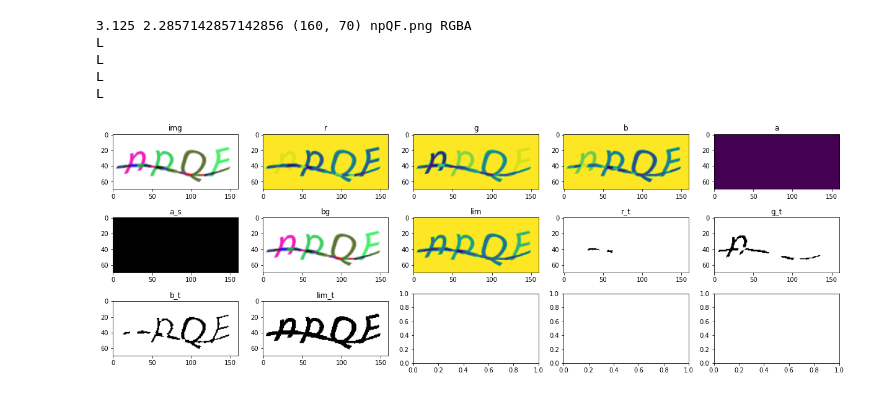
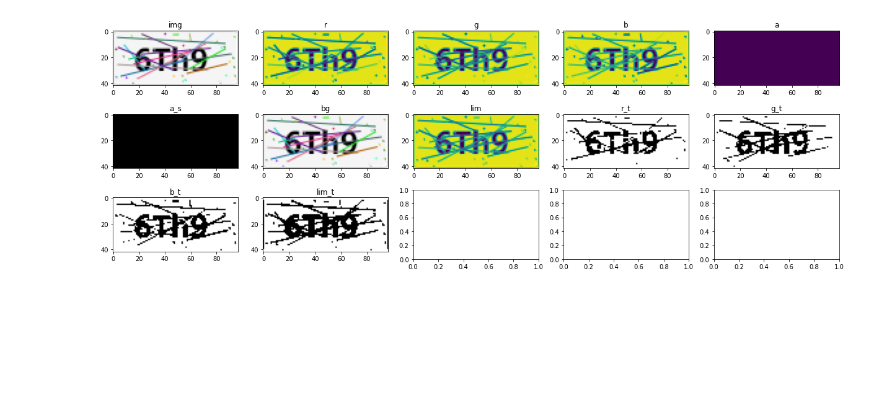
Before and after one commit to captcha-recognition/graduation-project, a Jupyter notebook: pres/preprocessed_image.ipynb, the cells around one changed output. Drawn from its saved outputs; the diff is of its cells as text; code cells hidden in the pictures; blank space fills up the shorter version.

```diff
--- a/pres/preprocessed_image.ipynb
+++ b/pres/preprocessed_image.ipynb
@@ -4,4 +4,4 @@ import numpy as np
 from matplotlib import pyplot as plt
 from PIL import  Image
 # %%
-path = '/Users/sjhuang/Documents/docs/dataset/unlabel_data/unlabel_data/zxgk.court.gov.cn'
+path = '/Users/sjhuang/Documents/docs/dataset/train/220.248.245.251'
@@ -11,3 +8,9 @@ img_paths = os.listdir(path)
+# %%
+import os
+img_paths = []
+for i in os.listdir(path):
+    if i.endswith('.png') or i.endswith('jpeg') or i.endswith('jpg'):
+        img_paths.append(i)
 # %%
 img = Image.open(os.path.join(path,img_paths[0]))
 print(100/32,img.size[0]/img.size[1],img.size)
@@ -90,9 +86,9 @@ thresholds = [115,140,120,130]
 for img,threshold in zip(imgs,thresholds):
     to_threshold(img,threshold = threshold)
 # %%
-def handle_img(img_path, threshold = 200,thresholds = [115,140,120,130]):
+def handle_img(img_path, threshold = 200,thresholds = [115,140,120,130], show = False):
     img = Image.open(os.path.join(path,img_path))
-    print(100/32,img.size[0]/img.size[1],img.size,img_path, img.mode)
+    # print(100/32,img.size[0]/img.size[1],img.size,img_path, img.mode)
     ans = [img]
     titles = ['img']
     if img.mode == 'RGBA':
@@ -113,26 +109,22 @@ def handle_img(img_path, threshold = 200,thresholds = [115,140,120,130]):
     imgs_t = ['r_t','g_t','b_t','lim_t']
     titles.extend(imgs_t)
     for img_,threshold_ in zip(imgs,thresholds):
-        print(img_.mode)
+        # print(img_.mode)
         ans.append(to_threshold(img_,threshold = threshold_))
-    fig, ax = plt.subplots(3, 5,figsize = (21,7))
-    for idx,i in enumerate(ans):
-        x = int(idx/5)
-        y = int(idx - x*5)
-        ax[x,y].set_title(titles[idx])
-        ax[x,y].imshow(i)
-    plt.show()
+    if show:
+        fig, ax = plt.subplots(3, 5,figsize = (21,7))
+        for idx,i in enumerate(ans):
+            x = int(idx/5)
+            y = int(idx - x*5)
+            ax[x,y].set_title(titles[idx])
+            ax[x,y].imshow(i)
+        plt.show()
     return ans,img_path
 # %%
 threshold = 255
-thresholds = [20,80,110,230]
-idx = 50
-res,img_path = handle_img(img_paths[idx], threshold, thresholds)
+thresholds = [150,160,180,200]
+idx = 0
+res,img_path = handle_img(img_paths[idx], threshold, thresholds,show = True)
 # %% [output]
-3.125 2.2857142857142856 (160, 70) npQF.png RGBA
-L
-L
-L
-L
-[figure, old version]
+[figure, new version]
 # %%
```
Also changed, not shown: parts of 6 cells of this notebook, 2 other files.
